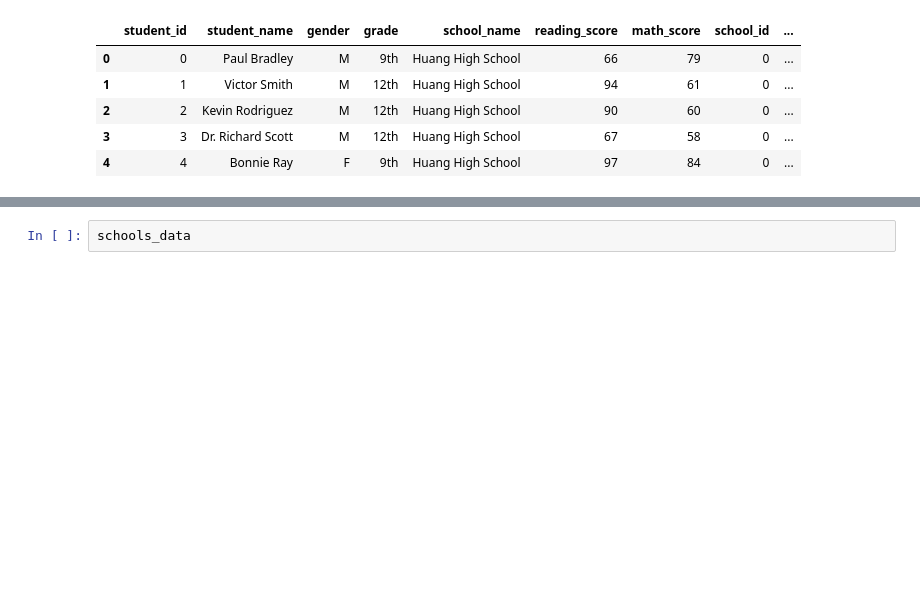
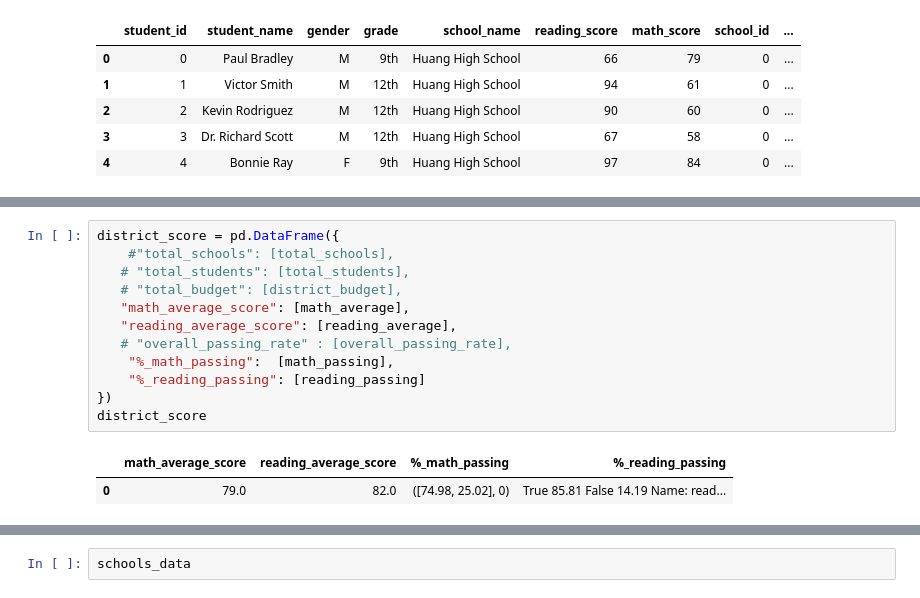
Before and after one commit to daniela-matos/school_performance_trends, a Jupyter notebook: PyCitySchools_starter.ipynb, the cells around one changed output, grey strips where cells are left out. Cells and saved outputs as stored; diff of their text form; blank space fills up the shorter version.

```diff
--- a/PyCitySchools_starter.ipynb
+++ b/PyCitySchools_starter.ipynb
@@ -57 +66,16 @@ data_complete = pd.merge(students_data, schools_data,
+# %%
+district_score = pd.DataFrame({
+    #"total_schools": [total_schools],
+   # "total_students": [total_students],
+   # "total_budget": [district_budget],
+   "math_average_score": [math_average],
+   "reading_average_score": [reading_average],
+   # "overall_passing_rate" : [overall_passing_rate],
+    "%_math_passing":  [math_passing],
+    "%_reading_passing": [reading_passing]
+})
+district_score
+# %% [output]
+|  | math_average_score | reading_average_score | %_math_passing | %_reading_passing |
+| 0 | 79.0 | 82.0 | ([74.98, 25.02], 0) | True 85.81 False 14.19 Name: read... |
 # %%
```
Also changed, not shown: parts of 14 cells of this notebook.
